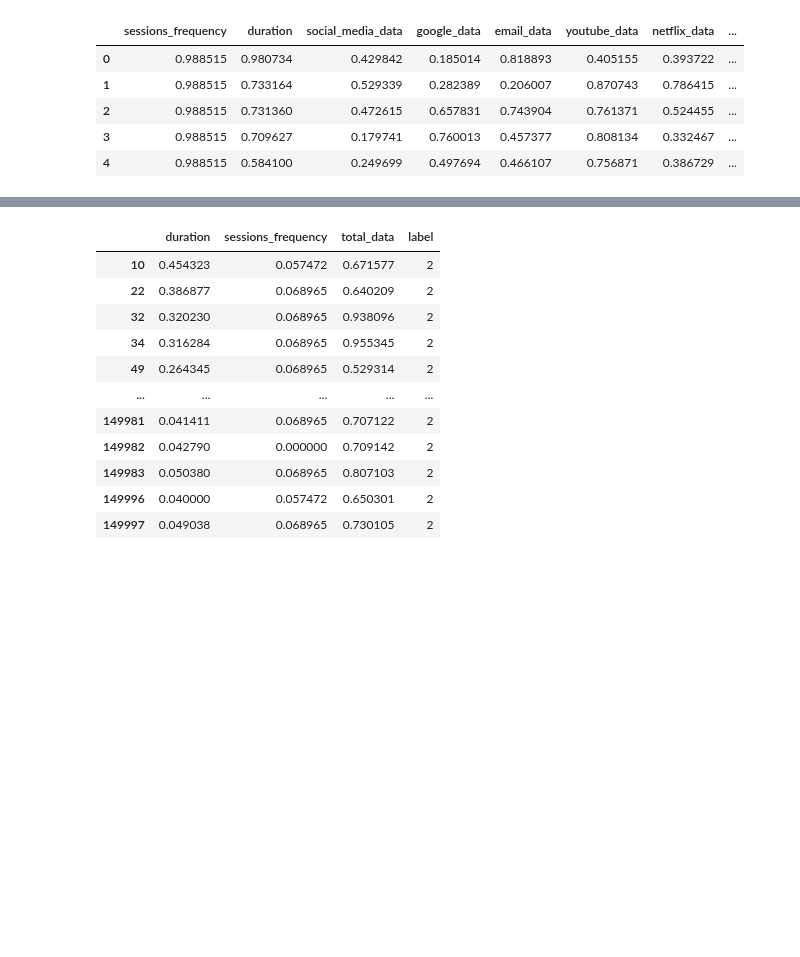
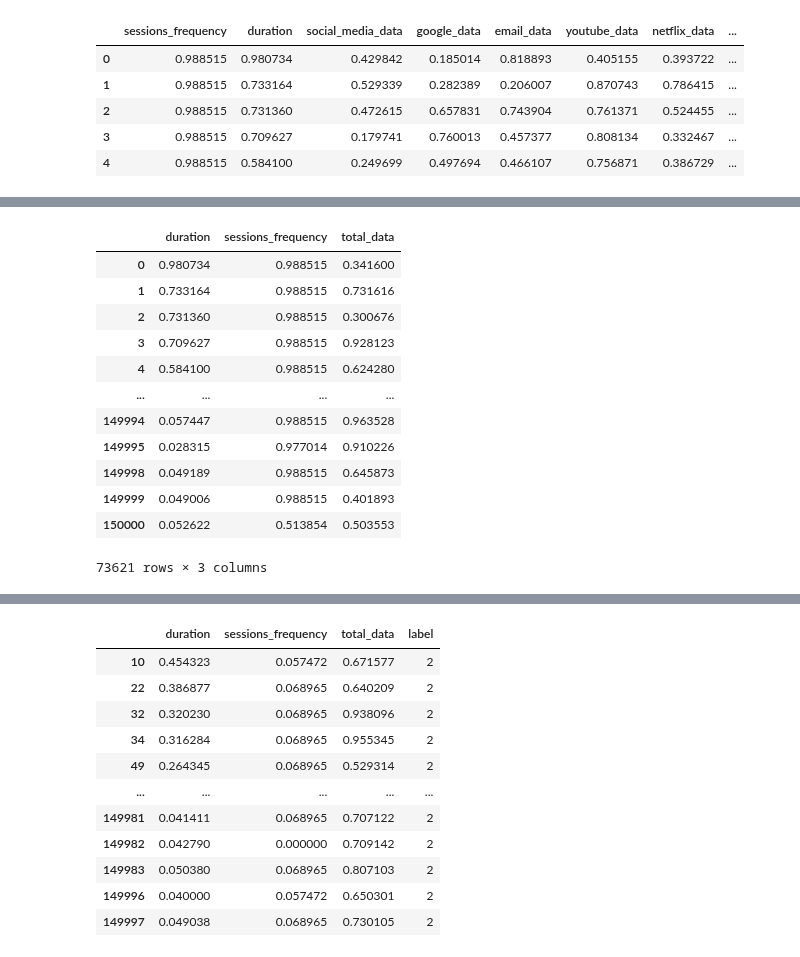
Before and after one commit to tutorialcreation/TelComChallenge, a Jupyter notebook: notebooks/Modelling.ipynb, the cells around one changed output, grey strips where cells are left out. Drawn from its saved outputs; the diff is of its cells as text; code cells hidden in the pictures; blank space fills up the shorter version.

Commit message:
predicted second group of data in kmeans

```diff
--- a/notebooks/Modelling.ipynb
+++ b/notebooks/Modelling.ipynb
@@ -206,0 +199,16 @@ dtype: int64
+# %%
+kmeans_df[label==1]
+# %% [output]
+|  | duration | sessions_frequency | total_data |
+| 0 | 0.980734 | 0.988515 | 0.341600 |
+| 1 | 0.733164 | 0.988515 | 0.731616 |
+| 2 | 0.731360 | 0.988515 | 0.300676 |
+| 3 | 0.709627 | 0.988515 | 0.928123 |
+| 4 | 0.584100 | 0.988515 | 0.624280 |
+| ... | ... | ... | ... |
+| 149994 | 0.057447 | 0.988515 | 0.963528 |
+| 149995 | 0.028315 | 0.977014 | 0.910226 |
+| 149998 | 0.049189 | 0.988515 | 0.645873 |
+| 149999 | 0.049006 | 0.988515 | 0.401893 |
+| 150000 | 0.052622 | 0.513854 | 0.503553 |
+73621 rows × 3 columns
```
Also changed, not shown: parts of 5 cells of this notebook.
